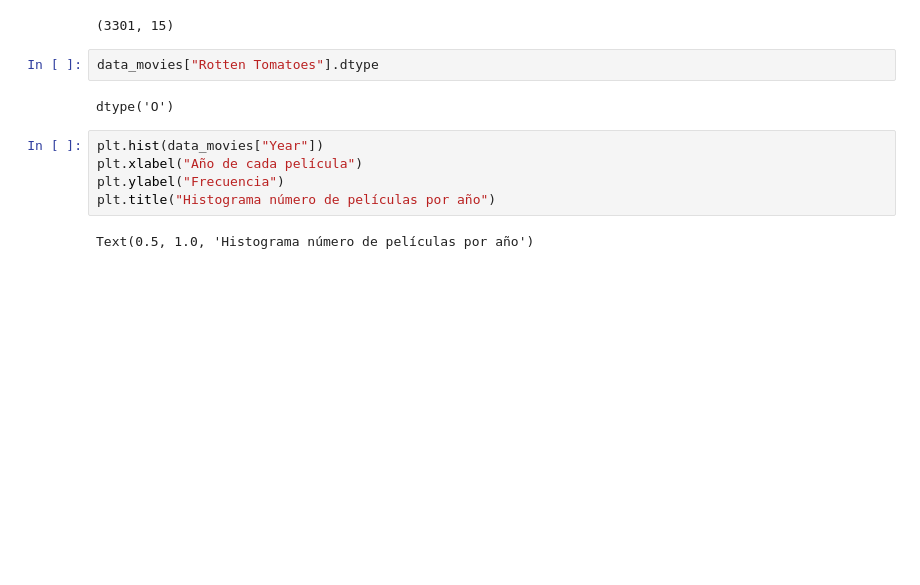
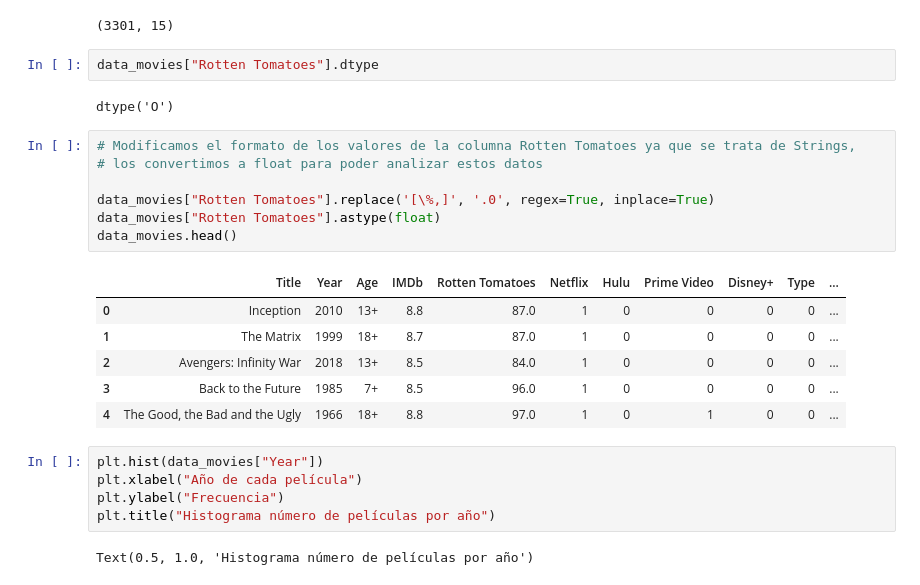
Before and after one commit to miansaay/Movies-Study, a Jupyter notebook: Movies on Netflix, Prime Video, Hulu and Disney+.ipynb, the cells around one changed output. Cells and saved outputs as stored; diff of their text form; blank space fills up the shorter version.

```diff
--- a/Movies on Netflix, Prime Video, Hulu and Disney+.ipynb
+++ b/Movies on Netflix, Prime Video, Hulu and Disney+.ipynb
@@ -75,6 +77,20 @@ data_movies.shape
 data_movies["Rotten Tomatoes"].dtype
 # %% [output]
 dtype('O')
+# %%
+# Modificamos el formato de los valores de la columna Rotten Tomatoes ya que se trata de Strings,
+# los convertimos a float para poder analizar estos datos
+
+data_movies["Rotten Tomatoes"].replace('[\%,]', '.0', regex=True, inplace=True)
+data_movies["Rotten Tomatoes"].astype(float)
+data_movies.head()
+# %% [output]
+|  | Title | Year | Age | IMDb | Rotten Tomatoes | Netflix | Hulu | Prime Video | Disney+ | Type | ... |
+| 0 | Inception | 2010 | 13+ | 8.8 | 87.0 | 1 | 0 | 0 | 0 | 0 | ... |
+| 1 | The Matrix | 1999 | 18+ | 8.7 | 87.0 | 1 | 0 | 0 | 0 | 0 | ... |
+| 2 | Avengers: Infinity War | 2018 | 13+ | 8.5 | 84.0 | 1 | 0 | 0 | 0 | 0 | ... |
+| 3 | Back to the Future | 1985 | 7+ | 8.5 | 96.0 | 1 | 0 | 0 | 0 | 0 | ... |
+| 4 | The Good, the Bad and the Ugly | 1966 | 18+ | 8.8 | 97.0 | 1 | 0 | 1 | 0 | 0 | ... |
 # %%
 plt.hist(data_movies["Year"])
 plt.xlabel("Año de cada película")
```
Also changed, not shown: parts of 11 cells of this notebook.
